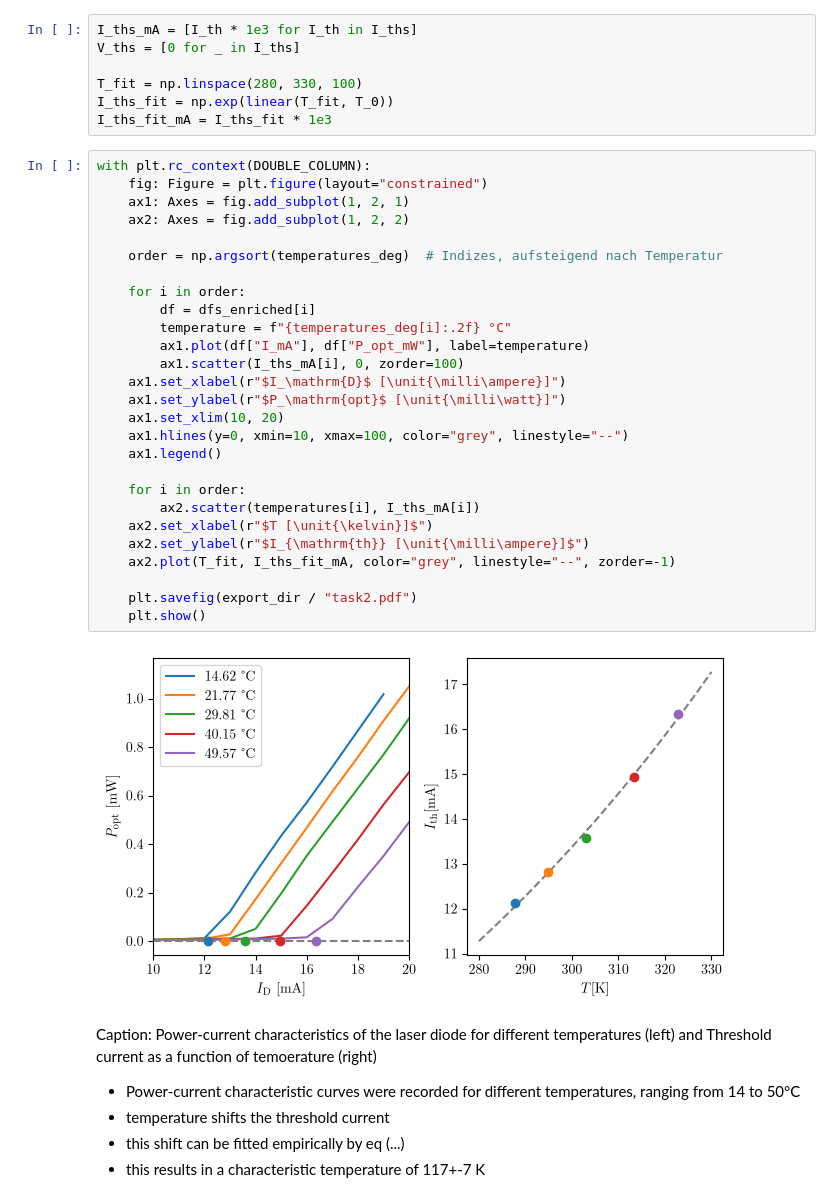
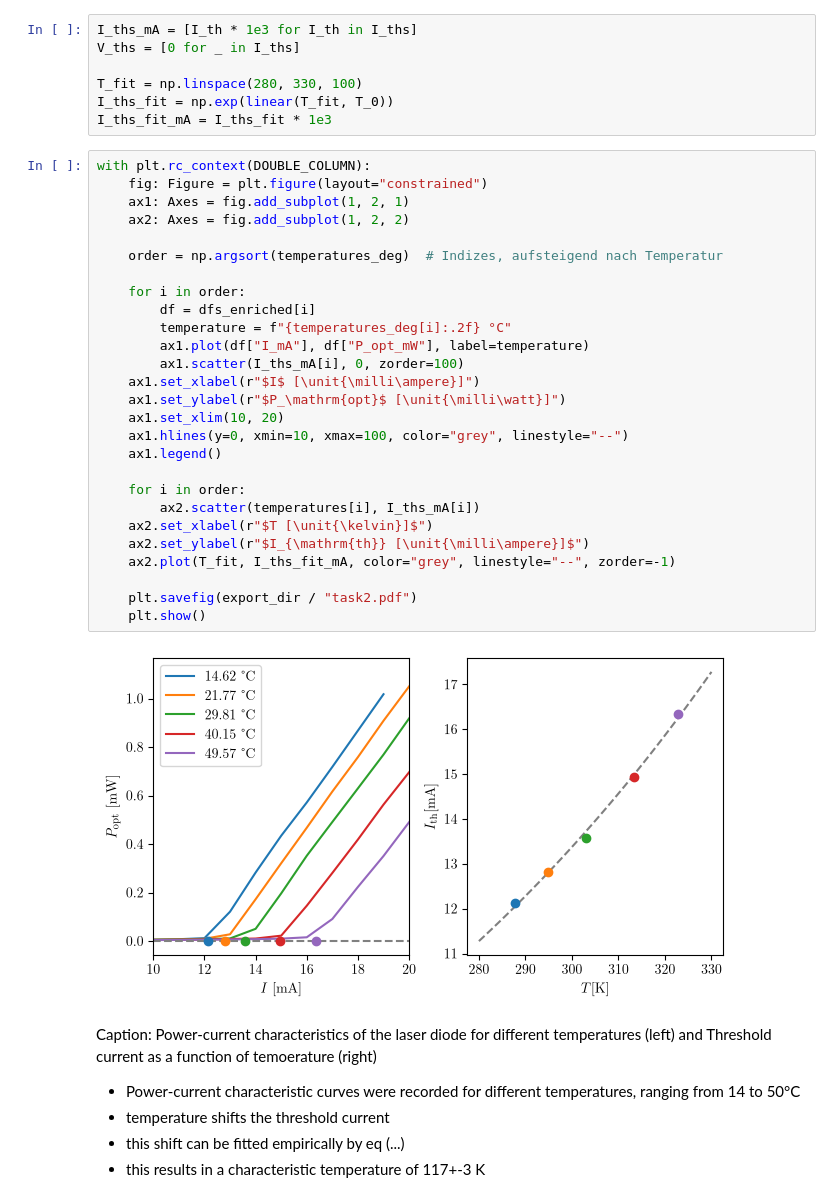
Before and after one commit to slegt/semiconductor_lab_1, a Jupyter notebook: b7/python/task2.ipynb, the cells around one changed output. Drawn from its saved outputs; the diff is of its cells as text.

```diff
--- a/b7/python/task2.ipynb
+++ b/b7/python/task2.ipynb
@@ -103,36 +103,36 @@ I_ths_fit_mA = I_ths_fit * 1e3
 # %%
 with plt.rc_context(DOUBLE_COLUMN):
     fig: Figure = plt.figure(layout="constrained")
     ax1: Axes = fig.add_subplot(1, 2, 1)
     ax2: Axes = fig.add_subplot(1, 2, 2)
 
     order = np.argsort(temperatures_deg)  # Indizes, aufsteigend nach Temperatur
 
     for i in order:
         df = dfs_enriched[i]
         temperature = f"{temperatures_deg[i]:.2f} °C"
         ax1.plot(df["I_mA"], df["P_opt_mW"], label=temperature)
         ax1.scatter(I_ths_mA[i], 0, zorder=100)
-    ax1.set_xlabel(r"$I_\mathrm{D}$ [\unit{\milli\ampere}]")
+    ax1.set_xlabel(r"$I$ [\unit{\milli\ampere}]")
     ax1.set_ylabel(r"$P_\mathrm{opt}$ [\unit{\milli\watt}]")
     ax1.set_xlim(10, 20)
     ax1.hlines(y=0, xmin=10, xmax=100, color="grey", linestyle="--")
     ax1.legend()
 
     for i in order:
         ax2.scatter(temperatures[i], I_ths_mA[i])
     ax2.set_xlabel(r"$T [\unit{\kelvin}]$")
     ax2.set_ylabel(r"$I_{\mathrm{th}} [\unit{\milli\ampere}]$")
     ax2.plot(T_fit, I_ths_fit_mA, color="grey", linestyle="--", zorder=-1)
 
     plt.savefig(export_dir / "task2.pdf")
     plt.show()
 # %% [output]
-[figure, old version]
+[figure, new version]
 # %% [markdown]
 Caption: Power-current characteristics of the laser diode for different temperatures (left) and Threshold current as a function of temoerature (right)
 
 - Power-current characteristic curves were recorded for different temperatures, ranging from 14 to 50°C
 - temperature shifts the threshold current
 - this shift can be fitted empirically by eq (...)
-- this results in a characteristic temperature of 117+-7 K
+- this results in a characteristic temperature of 117+-3 K
```
Also changed, not shown: parts of 1 cell of this notebook, 15 other files.
